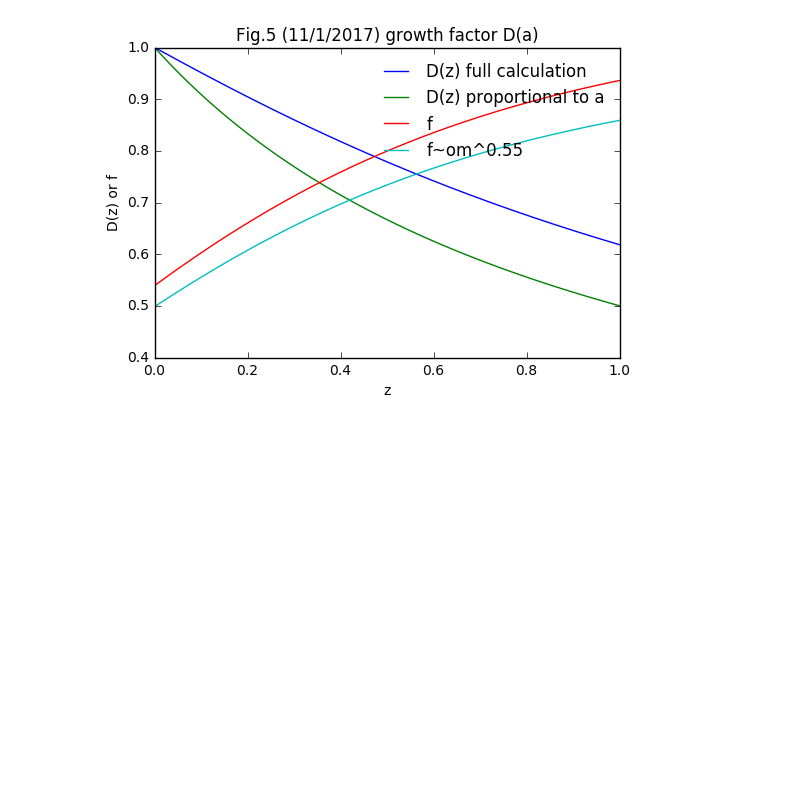
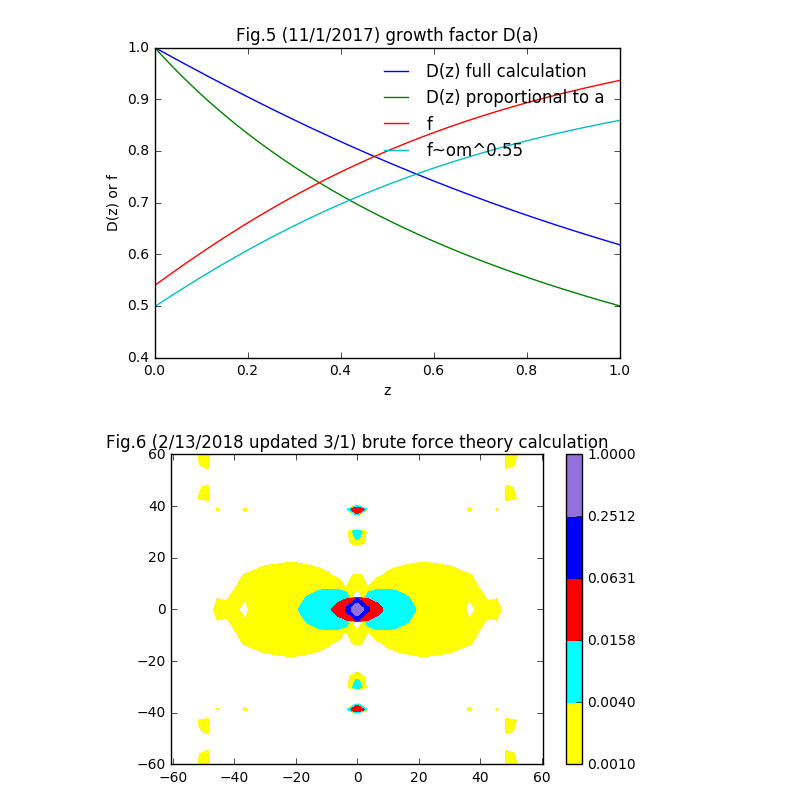
Before and after one commit to liuxx479/gplus, a Jupyter notebook: lowz.ipynb, the cells around one changed output. Saved outputs shown, nothing was run; the diff lists cells and outputs as text; code cells hidden in the pictures; blank space fills up the shorter version.

```diff
--- a/lowz.ipynb
+++ b/lowz.ipynb
@@ -212,17 +208,19 @@ out*=const*0.6*Ajia
 # %%
 rp_bins_theory = array(list(-rp_arr[::-1])+list(rp_arr))
 pi_bins_theory = array(list(-Pi_arr[::-1])+list(Pi_arr))
 
 out_mirror = zeros((30,42))
 out_mirror[:15,21:]=out[::-1]
 out_mirror[15:,21:]=out
 out_mirror[:,:21]=out_mirror[:,21:][:,::-1]
 
-#figure()
-#CS1=contourf(rp_bins_theory, pi_bins_theory, out_mirror, bounds,colors=icolors)
-#colorbar(CS1)
-#title('Fig.6 (2/13/2018) brute force theory calculation')
-#show()
+figure()
+CS1=contourf(rp_bins_theory, pi_bins_theory, out_mirror, bounds,colors=icolors)
+colorbar(CS1)
+title('Fig.6 (2/13/2018 updated 3/1) brute force theory calculation')
+show()
+# %% [output]
+[figure, added]
 # %%
 f=figure(figsize=(6,4))
 ax=f.add_subplot(111)
```
Also changed, not shown: parts of 11 cells of this notebook, 2 other files.
